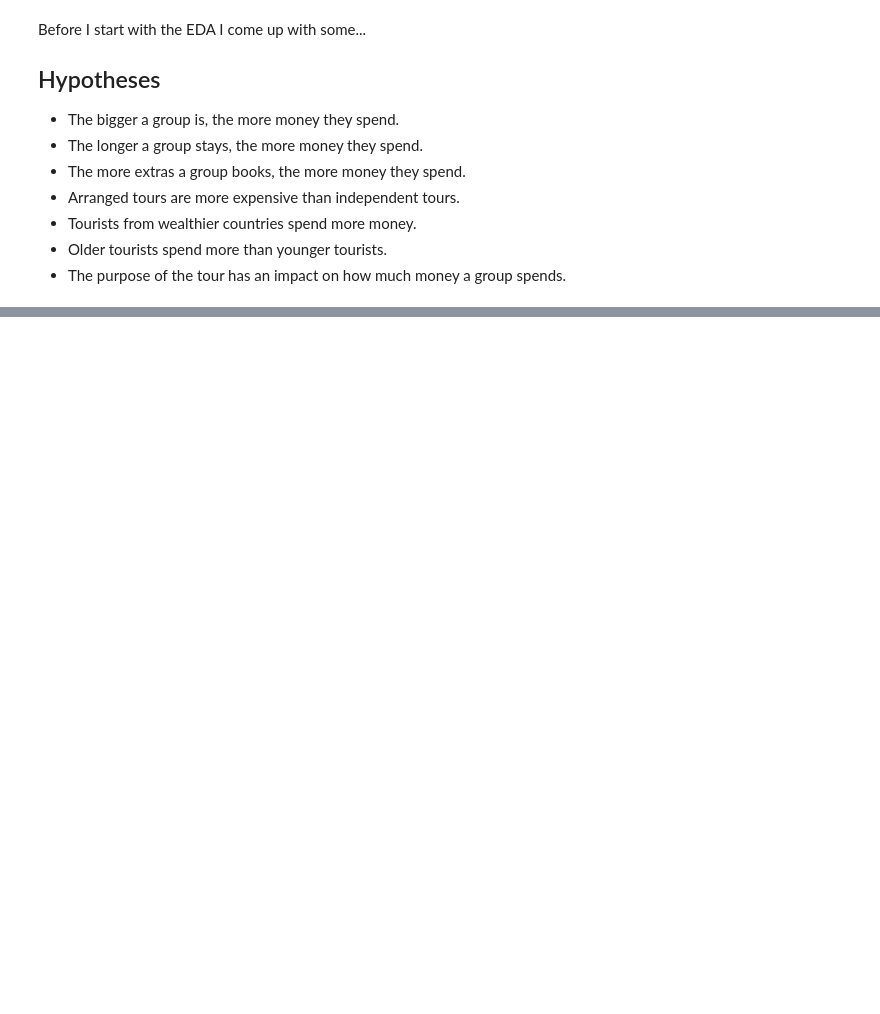
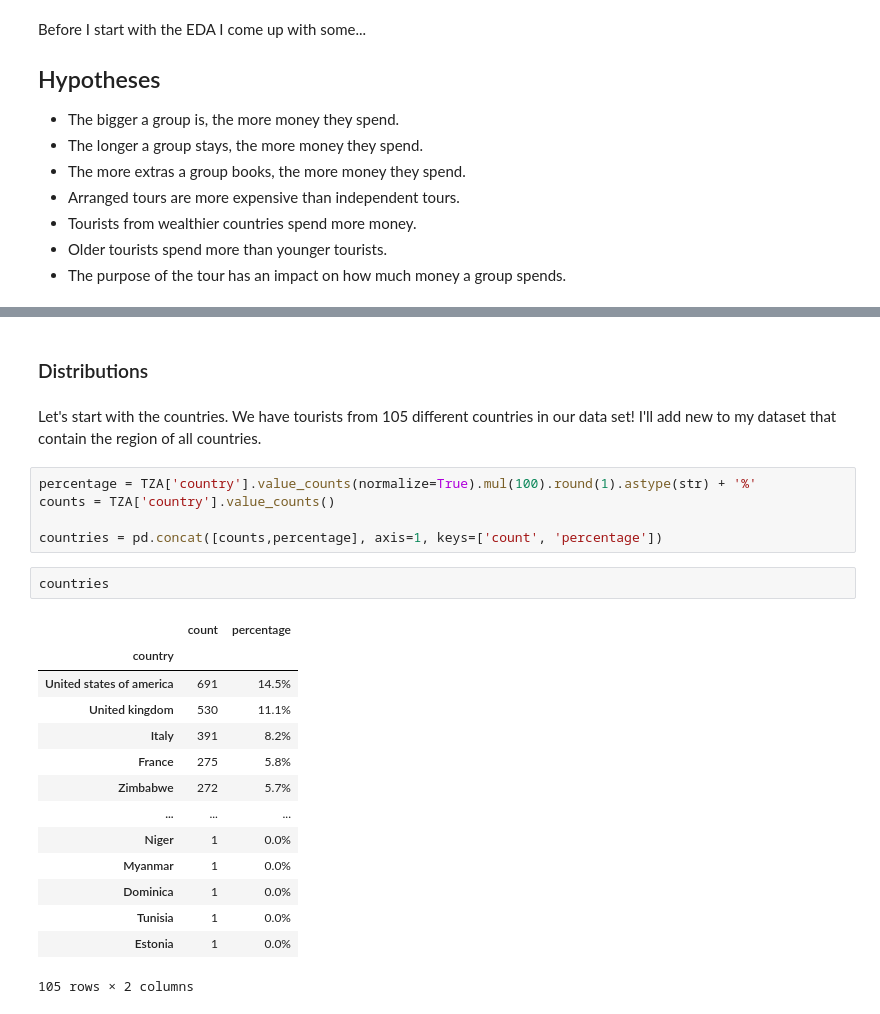
Before and after one commit to scheinmensch/Tanzania_Tourism_Prediction, a Jupyter notebook: EDA.ipynb, the cells around one changed output, grey strips where cells are left out. Drawn from its saved outputs; the diff is of its cells as text; blank space fills up the shorter version.

Commit message:
started with EDA

```diff
--- a/EDA.ipynb
+++ b/EDA.ipynb
@@ -415,0 +424,26 @@ Let's start with exploring the data. First I'll try to find correlations between
+# %% [markdown]
+### Distributions
+# %% [markdown]
+Let's start with the countries. We have tourists from 105 different countries in our data set! I'll add new to my dataset that contain the region of all countries.
+# %%
+percentage = TZA['country'].value_counts(normalize=True).mul(100).round(1).astype(str) + '%'
+counts = TZA['country'].value_counts()
+
+countries = pd.concat([counts,percentage], axis=1, keys=['count', 'percentage'])
+# %%
+countries
+# %% [output]
+|  | count | percentage |
+| country |  |  |
+| United states of america | 691 | 14.5% |
+| United kingdom | 530 | 11.1% |
+| Italy | 391 | 8.2% |
+| France | 275 | 5.8% |
+| Zimbabwe | 272 | 5.7% |
+| ... | ... | ... |
+| Niger | 1 | 0.0% |
+| Myanmar | 1 | 0.0% |
+| Dominica | 1 | 0.0% |
+| Tunisia | 1 | 0.0% |
+| Estonia | 1 | 0.0% |
+105 rows × 2 columns
```
Also changed, not shown: parts of 21 cells of this notebook, 1 other file.
